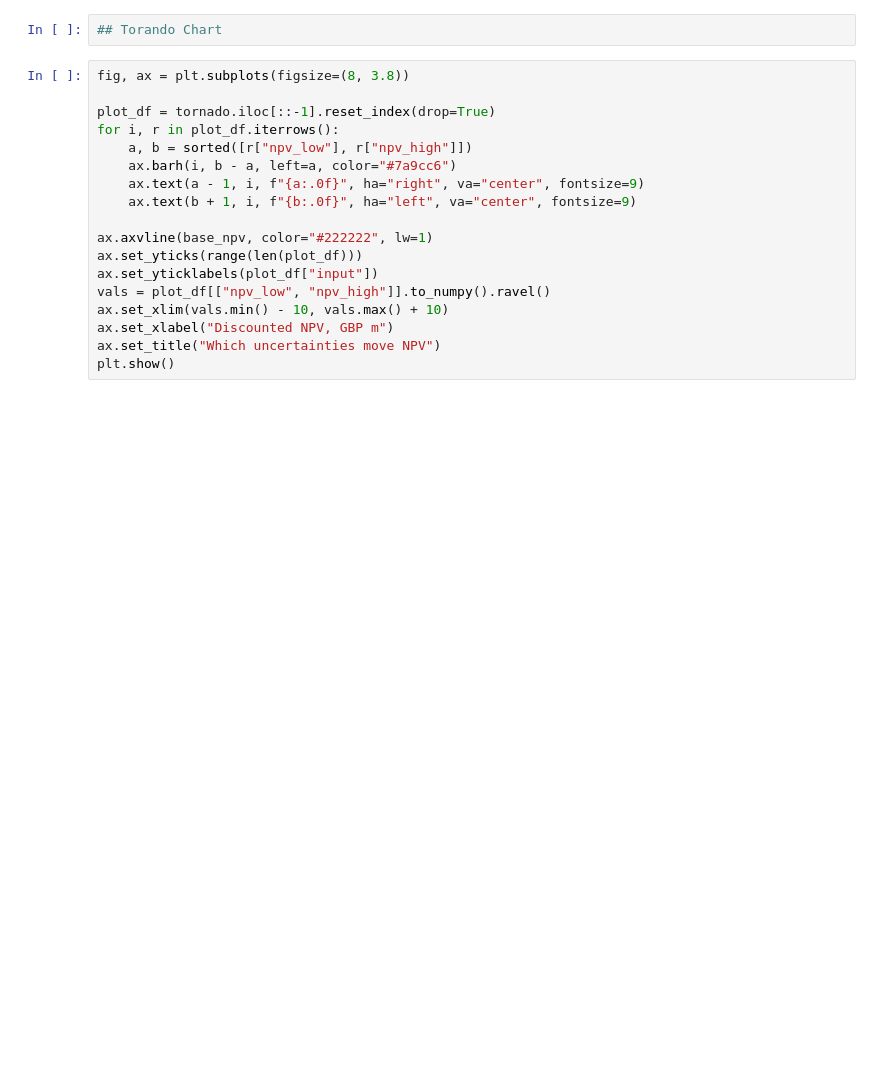
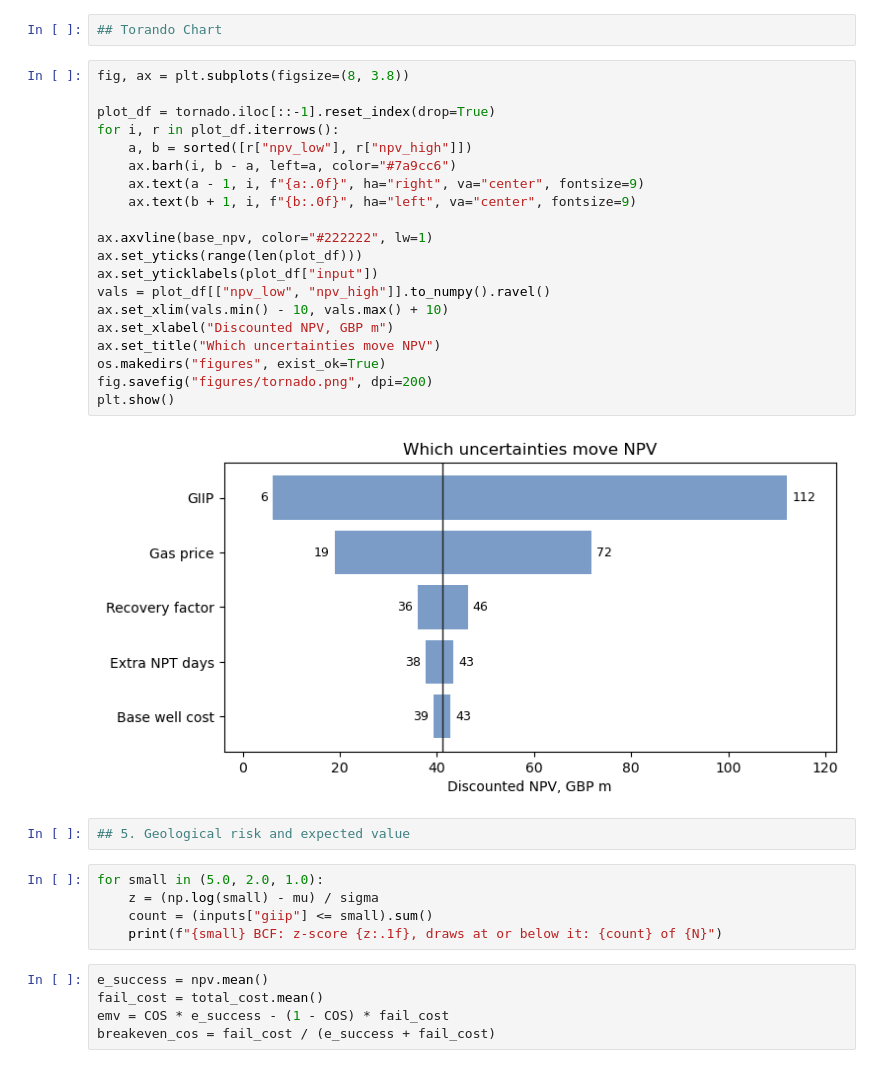
Before and after one commit to HgriffinBEng/sns-gas-exploration-risk, a Jupyter notebook: sns-gas-exploration-risk.ipynb, the cells around one changed output. Cells and saved outputs as stored; diff of their text form; blank space fills up the shorter version.

```diff
--- a/sns-gas-exploration-risk.ipynb
+++ b/sns-gas-exploration-risk.ipynb
@@ -160,18 +192,34 @@ print(f"Upper limit of the NPT distribution used here: {NPT_MAX} days")
 # %%
 fig, ax = plt.subplots(figsize=(8, 3.8))
 
 plot_df = tornado.iloc[::-1].reset_index(drop=True)
 for i, r in plot_df.iterrows():
     a, b = sorted([r["npv_low"], r["npv_high"]])
     ax.barh(i, b - a, left=a, color="#7a9cc6")
     ax.text(a - 1, i, f"{a:.0f}", ha="right", va="center", fontsize=9)
     ax.text(b + 1, i, f"{b:.0f}", ha="left", va="center", fontsize=9)
 
 ax.axvline(base_npv, color="#222222", lw=1)
 ax.set_yticks(range(len(plot_df)))
 ax.set_yticklabels(plot_df["input"])
 vals = plot_df[["npv_low", "npv_high"]].to_numpy().ravel()
 ax.set_xlim(vals.min() - 10, vals.max() + 10)
 ax.set_xlabel("Discounted NPV, GBP m")
 ax.set_title("Which uncertainties move NPV")
+os.makedirs("figures", exist_ok=True)
+fig.savefig("figures/tornado.png", dpi=200)
 plt.show()
+# %% [output]
+[figure, added]
+# %%
+## 5. Geological risk and expected value
+# %%
+for small in (5.0, 2.0, 1.0):
+    z = (np.log(small) - mu) / sigma
+    count = (inputs["giip"] <= small).sum()
+    print(f"{small} BCF: z-score {z:.1f}, draws at or below it: {count} of {N}")
+# %%
+e_success = npv.mean()
+fail_cost = total_cost.mean()
+emv = COS * e_success - (1 - COS) * fail_cost
+breakeven_cos = fail_cost / (e_success + fail_cost)
```
Also changed, not shown: parts of 11 cells of this notebook.
